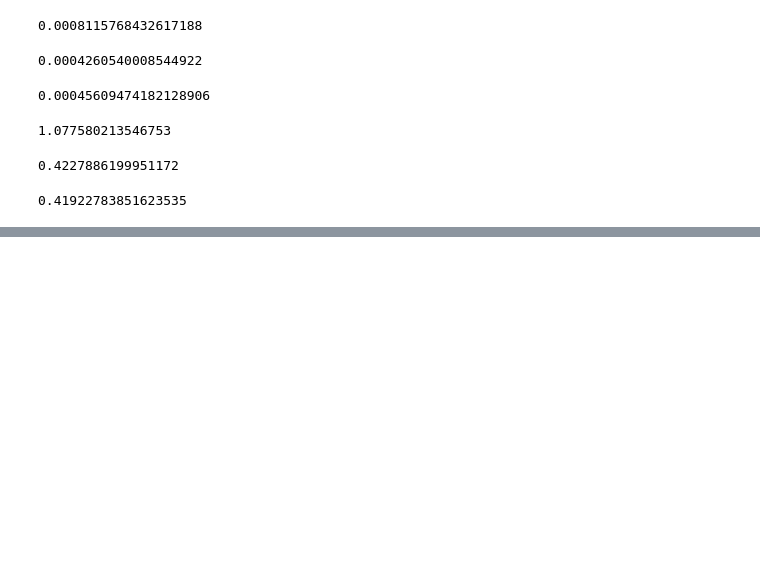
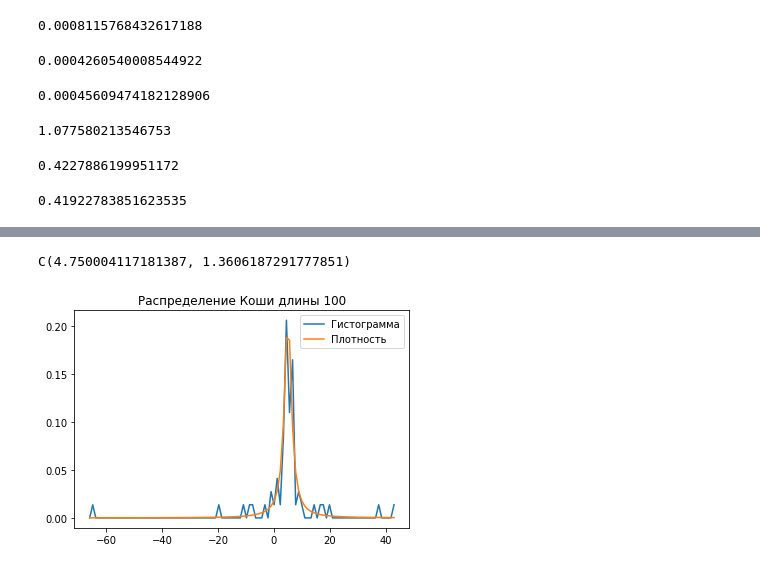
Before and after one commit to rw404/MS, a Jupyter notebook: Distributions.ipynb, the cells around one changed output, grey strips where cells are left out. Cells and saved outputs as stored; diff of their text form; code cells hidden in the pictures; blank space fills up the shorter version.

```diff
--- a/Distributions.ipynb
+++ b/Distributions.ipynb
@@ -649,0 +787,5 @@ print(end - start)
+# %%
+def C_t(size = 100, x_0 = x_0_6, gamma = gamma):
+    return x_0 + gamma * np.tan(np.pi * (np.random.uniform(size = size) - 1/2))
+# %%
+cau1 = C_t()
@@ -649,0 +821,43 @@ print(end - start)
+# %%
+def Cauch_moments(inp):
+    median = np.sort(inp)[int(len(inp)/2) - 1]
+
+    start = int(inp.min()) - 1
+    stop = int(inp.max()) + 1
+    x = np.linspace(start= start, stop=stop, num=len(inp))
+
+    if(len(inp) <= 100):
+        n_c = 150
+    else:
+        n_c = 1000
+    hist_len = (x.max() - x.min())/(n_c)
+    mas = np.zeros((n_c+1))
+
+    for i in range(n_c):
+        mas[i] = x.min() + hist_len*i
+    mas[n_c] = x.max()
+
+    result = np.zeros((n_c))
+    c = inp
+    for i in range(len(c)):
+        for j in range(n_c):
+            if c[i] <= mas[j+1] and c[i] > mas[j]:
+                result[j] += 1
+
+    fx = lambda x: 1/np.pi * 1.5/((x - 5)**2 + 2.25)
+    plt.plot(x, h1(x, n_c, result, mas))
+    plt.plot(x, fx(x))
+    sum = 0;
+    for i in range(len(inp)):
+        sum += hc(inp[i], n_c, result, mas, len(c))
+    sum /= len(inp)
+    gamma = 1/(np.pi*hc(median, n_c, result, mas, len(c)))
+    print("C(" + str(median) + ", " + str(gamma) + ')')
+    plt.legend(["Гистограмма", "Плотность"])
+    plt.title("Распределение Коши длины " + str(len(inp)))
+    plt.savefig("./Task_2_3/Cauch_"+str(len(inp))+".png")
+# %%
+Cauch_moments(cau1)
+# %% [output]
+C(4.750004117181387, 1.3606187291777851)
+[figure, added]
```
Also changed, not shown: parts of 44 cells of this notebook.
